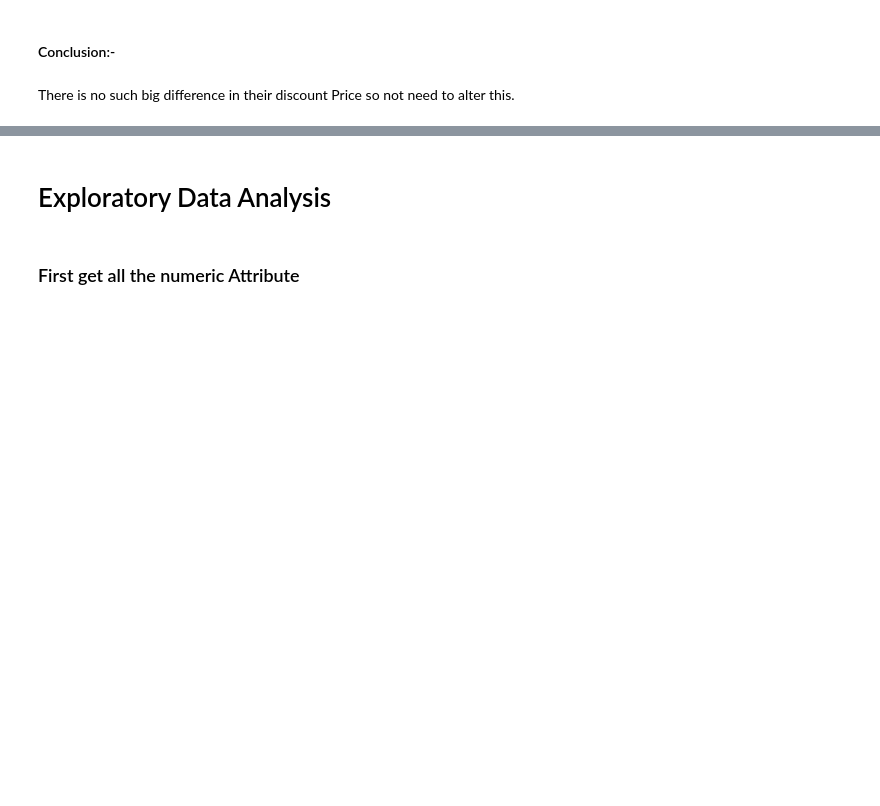
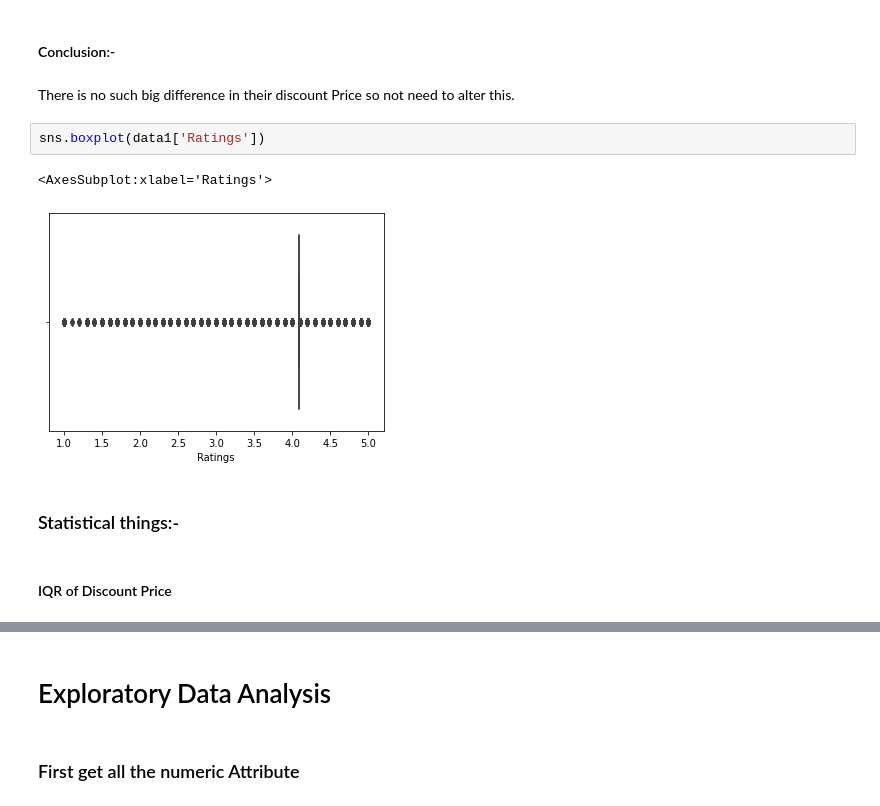
Before and after one commit to Jahanwi07/Myntra-Online-Shopping, a Jupyter notebook: EDA _PROJECT.ipynb, the cells around one changed output, grey strips where cells are left out. Saved outputs shown, nothing was run; the diff lists cells and outputs as text; blank space fills up the shorter version.

```diff
--- a/EDA _PROJECT.ipynb
+++ b/EDA _PROJECT.ipynb
@@ -359,3 +359,12 @@ sns.boxplot(data1['DiscountPrice'])
 #### Conclusion:-
 # %% [markdown]
 There is no such big difference in their discount Price so not need to alter this.
+# %%
+sns.boxplot(data1['Ratings'])
+# %% [output]
+<AxesSubplot:xlabel='Ratings'>
+[figure, added]
+# %% [markdown]
+### Statistical things:-
+# %% [markdown]
+#### IQR of Discount Price
```
Also changed, not shown: parts of 13 cells of this notebook.
